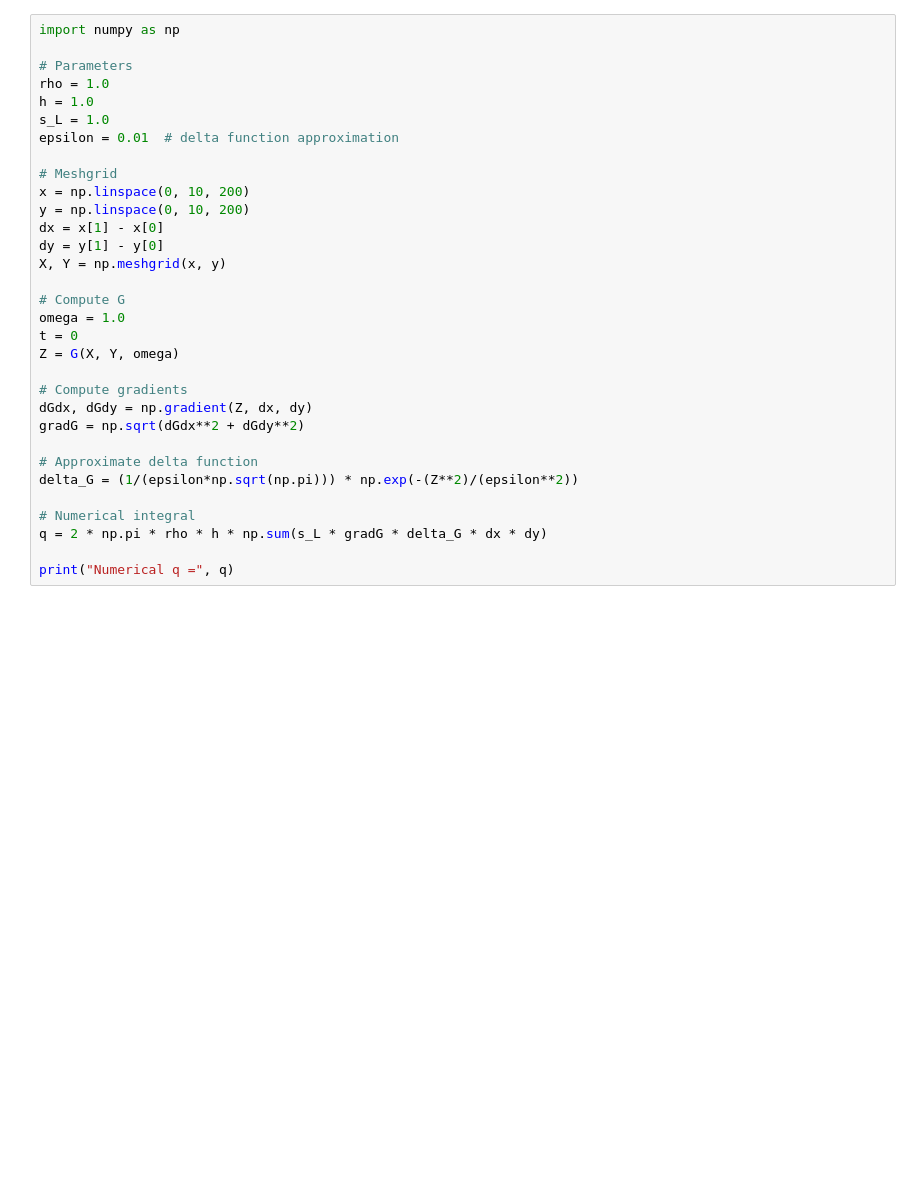
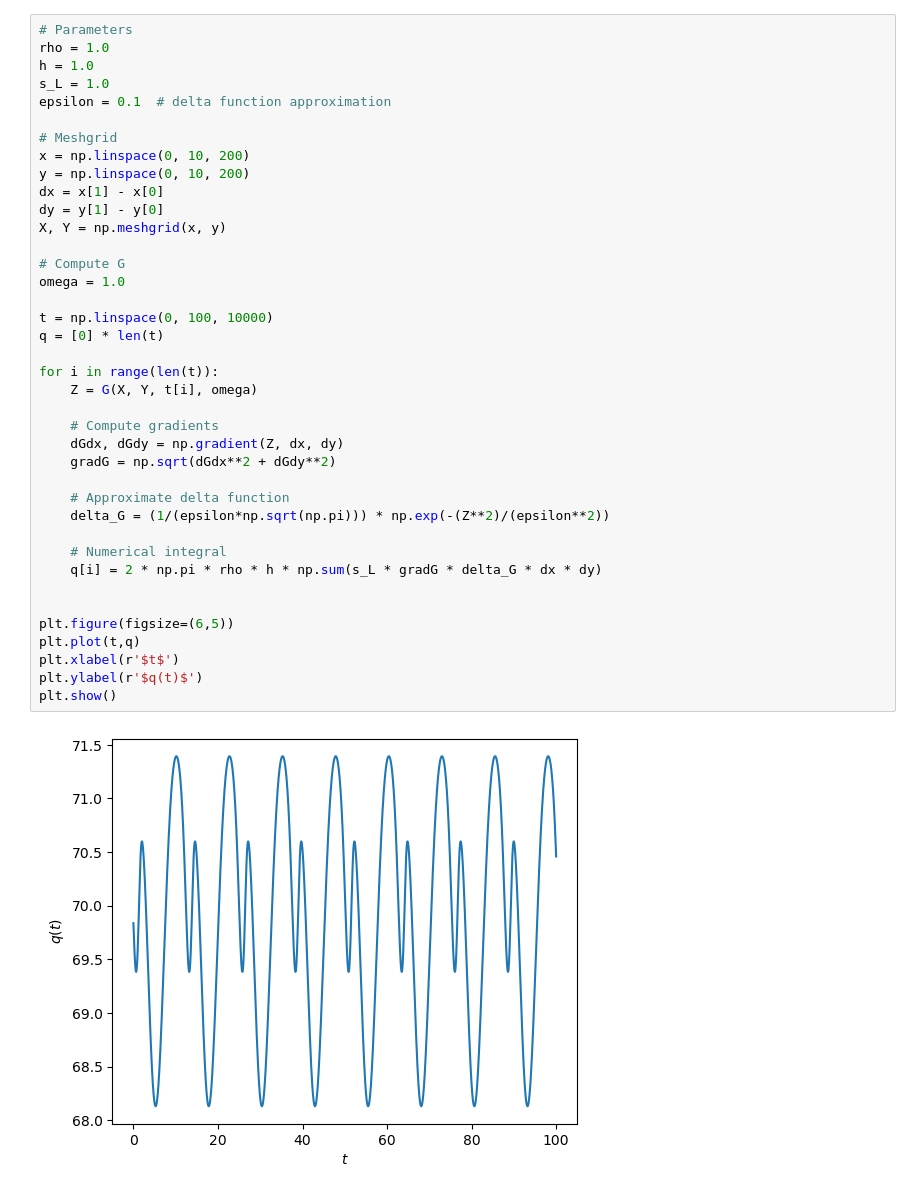
Before and after one commit to AedenLindelauf/Modelling-Week-Bosch, a Jupyter notebook: G.ipynb, the cells around one changed output. Drawn from its saved outputs; the diff is of its cells as text; blank space fills up the shorter version.

```diff
--- a/G.ipynb
+++ b/G.ipynb
@@ -36,32 +17,41 @@ plt.show()
 # %%
-import numpy as np
-
 # Parameters
 rho = 1.0
 h = 1.0
 s_L = 1.0
-epsilon = 0.01  # delta function approximation
+epsilon = 0.1  # delta function approximation
 
 # Meshgrid
 x = np.linspace(0, 10, 200)
 y = np.linspace(0, 10, 200)
 dx = x[1] - x[0]
 dy = y[1] - y[0]
 X, Y = np.meshgrid(x, y)
 
 # Compute G
 omega = 1.0
-t = 0
-Z = G(X, Y, omega)
 
-# Compute gradients
-dGdx, dGdy = np.gradient(Z, dx, dy)
-gradG = np.sqrt(dGdx**2 + dGdy**2)
+t = np.linspace(0, 100, 10000)
+q = [0] * len(t)
 
-# Approximate delta function
-delta_G = (1/(epsilon*np.sqrt(np.pi))) * np.exp(-(Z**2)/(epsilon**2))
+for i in range(len(t)):
+    Z = G(X, Y, t[i], omega)
 
-# Numerical integral
-q = 2 * np.pi * rho * h * np.sum(s_L * gradG * delta_G * dx * dy)
+    # Compute gradients
+    dGdx, dGdy = np.gradient(Z, dx, dy)
+    gradG = np.sqrt(dGdx**2 + dGdy**2)
 
-print("Numerical q =", q)
+    # Approximate delta function
+    delta_G = (1/(epsilon*np.sqrt(np.pi))) * np.exp(-(Z**2)/(epsilon**2))
+
+    # Numerical integral
+    q[i] = 2 * np.pi * rho * h * np.sum(s_L * gradG * delta_G * dx * dy)
+
+
+plt.figure(figsize=(6,5))
+plt.plot(t,q)
+plt.xlabel(r'$t$')
+plt.ylabel(r'$q(t)$')
+plt.show()
+# %% [output]
+[figure, added]
```
Also changed, not shown: parts of 2 cells of this notebook.
